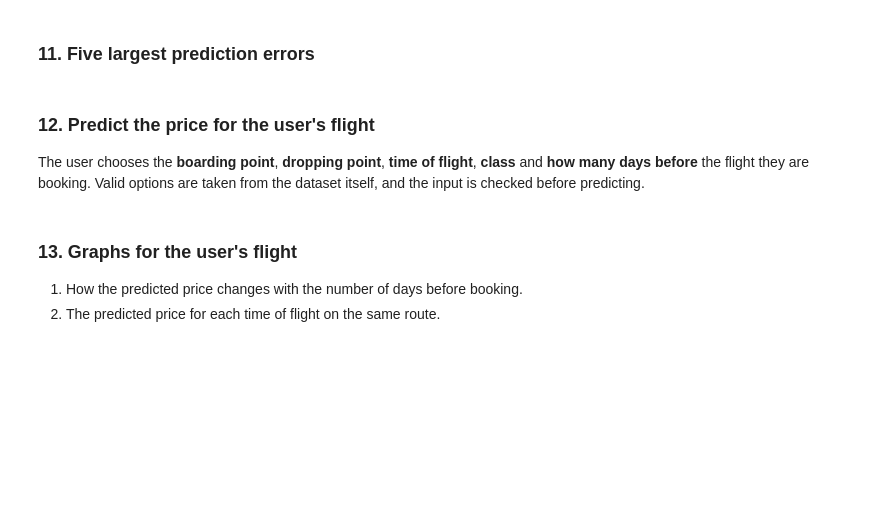
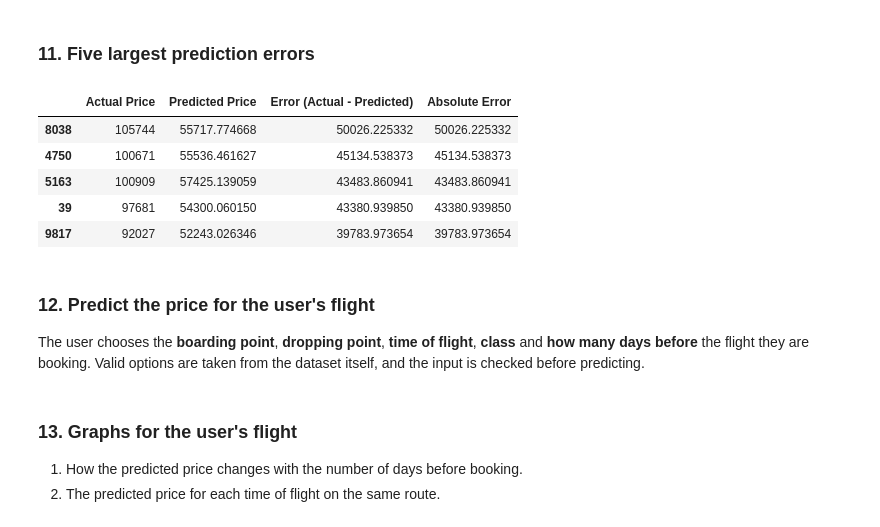
Before and after one commit to adityapatil1807/Flight-Price-Predictions-, a Jupyter notebook: CODE.ipynb, the cells around one changed output. Saved outputs shown, nothing was run; the diff lists cells and outputs as text; code cells hidden in the pictures; blank space fills up the shorter version.

```diff
--- a/CODE.ipynb
+++ b/CODE.ipynb
@@ -181,5 +339,15 @@ MAE, MSE, RMSE (same units as price, lower is better) and R² (closer to 1 is be
 # %% [markdown]
 ### 11. Five largest prediction errors
+# %%
+comparison["Absolute Error"] = comparison["Error (Actual - Predicted)"].abs()
+display(comparison.nlargest(5, "Absolute Error"))
+# %% [output]
+|  | Actual Price | Predicted Price | Error (Actual - Predicted) | Absolute Error |
+| 8038 | 105744 | 55717.774668 | 50026.225332 | 50026.225332 |
+| 4750 | 100671 | 55536.461627 | 45134.538373 | 45134.538373 |
+| 5163 | 100909 | 57425.139059 | 43483.860941 | 43483.860941 |
+| 39 | 97681 | 54300.060150 | 43380.939850 | 43380.939850 |
+| 9817 | 92027 | 52243.026346 | 39783.973654 | 39783.973654 |
 # %% [markdown]
 ### 12. Predict the price for the user's flight
 The user chooses the **boarding point**, **dropping point**, **time of flight**, **class** and **how many days before** the flight they are booking. Valid options are taken from the dataset itself, and the input is checked before predicting.
```
Also changed, not shown: parts of 14 cells of this notebook.
